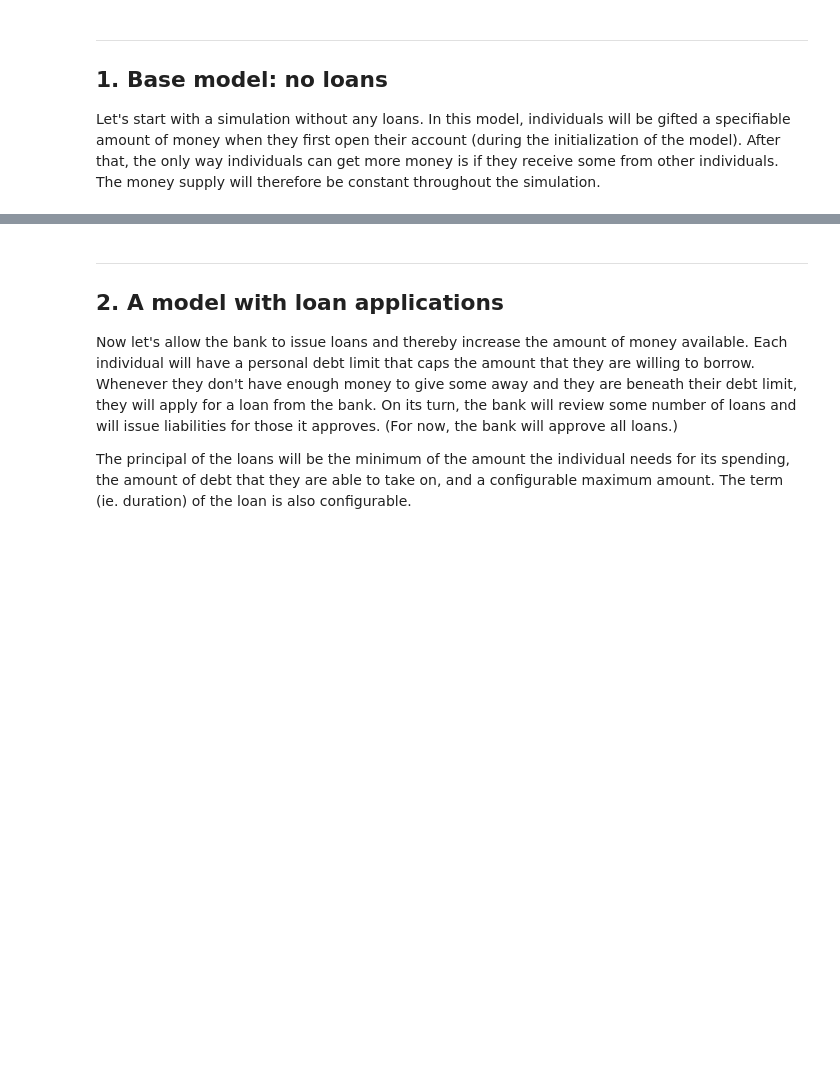
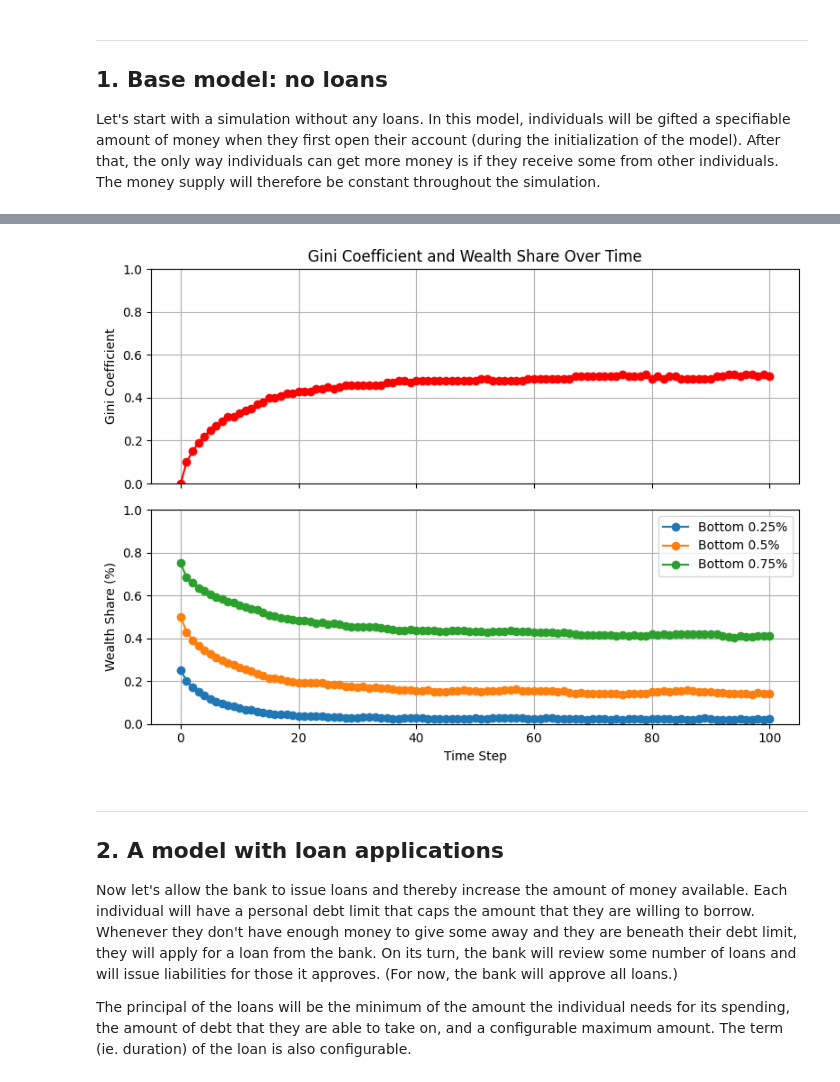
Before and after one commit to fillstaley/econolab, a Jupyter notebook: models/boltzmann-banking/boltzmann-banking.ipynb, the cells around one changed output, grey strips where cells are left out. Cells and saved outputs as stored; diff of their text form; code cells hidden in the pictures; blank space fills up the shorter version.

Commit message:
introduce individual_wealth_inequality function

```diff
--- a/models/boltzmann-banking/boltzmann-banking.ipynb
+++ b/models/boltzmann-banking/boltzmann-banking.ipynb
@@ -68,3 +68,7 @@ plot.individual_wealth_distribution(no_loans_model)
+# %%
+plot.individual_wealth_inequality(no_loans_model)
+# %% [output]
+[figure, added]
 # %% [markdown]
 
 ---
```
Also changed, not shown: parts of 8 cells of this notebook, 3 other files.
